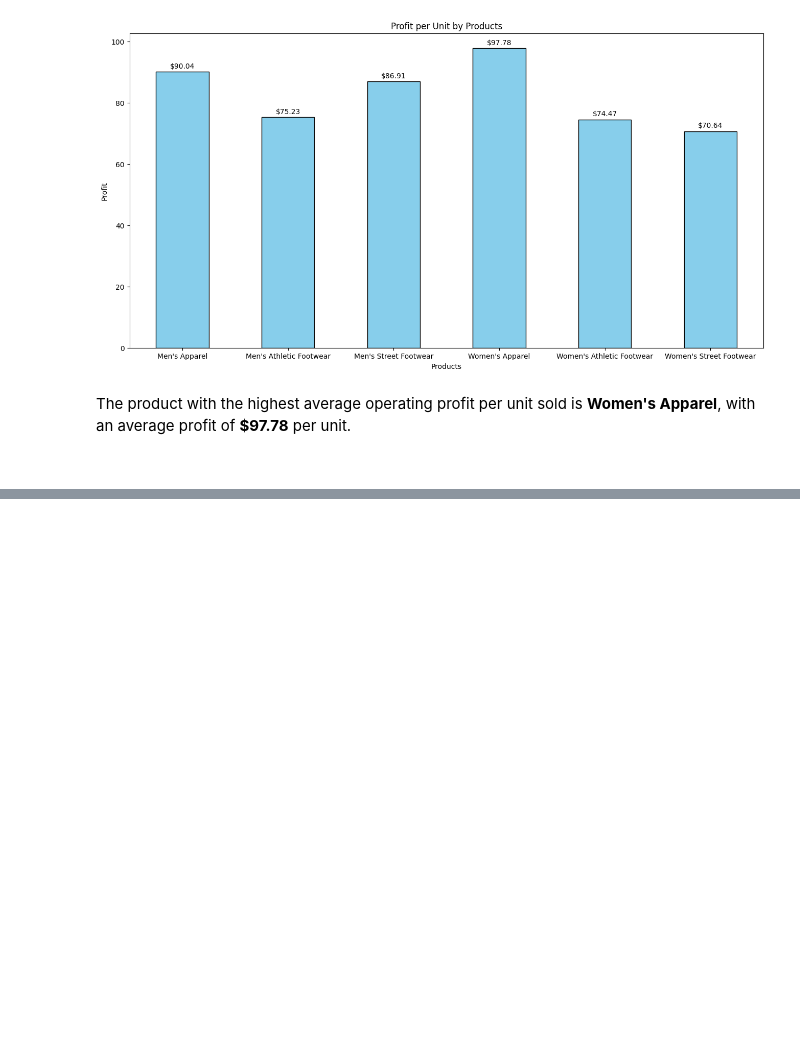
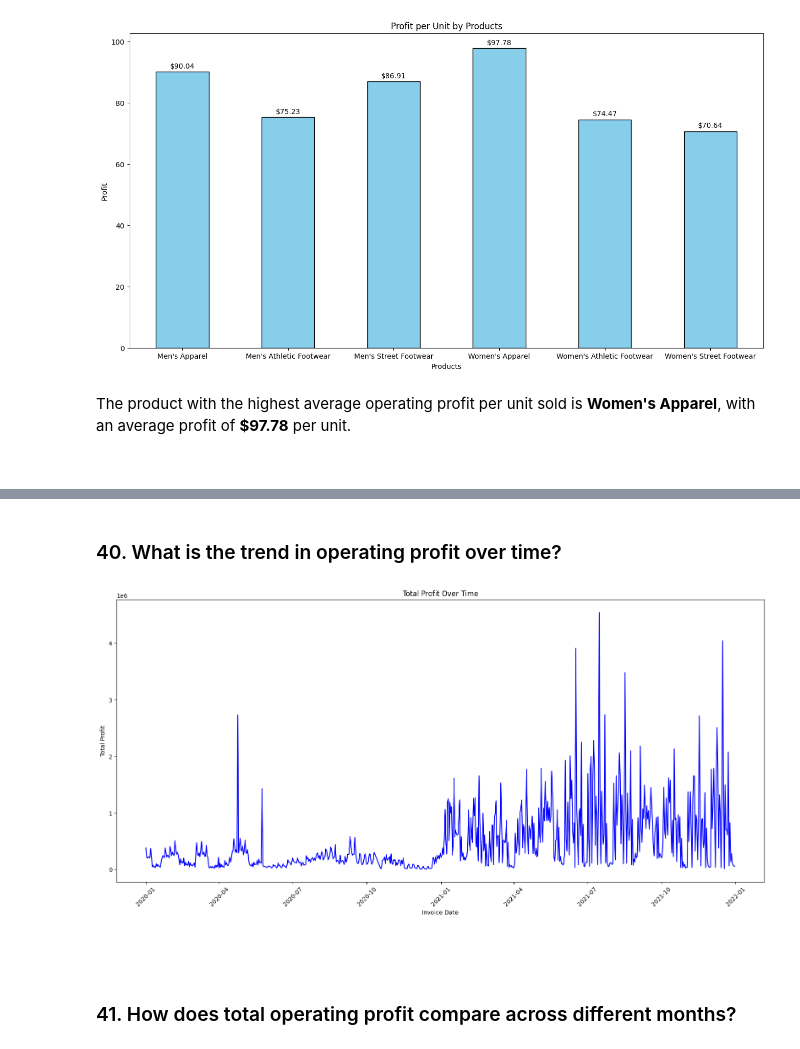
Before and after one commit to GrzegorzPus/Adidas-US-Sales-Analysis, a Jupyter notebook: Sales Analysis.ipynb, the cells around one changed output, grey strips where cells are left out. Cells and saved outputs as stored; diff of their text form; code cells hidden in the pictures; blank space fills up the shorter version.

```diff
--- a/Sales Analysis.ipynb
+++ b/Sales Analysis.ipynb
@@ -950,0 +1009,19 @@ The product with the highest average operating profit per unit sold is **Women's
+# %% [markdown]
+### 40. What is the trend in operating profit over time?
+# %%
+total_profit_date = df.groupby('Invoice Date')['Operating Profit'].sum()
+
+fig, ax = plt.subplots(figsize=(16, 8))
+ax.plot(total_profit_date.index, total_profit_date.values, linestyle='-', color='b')
+ax.set_title('Total Profit Over Time')
+ax.set_xlabel('Invoice Date')
+ax.set_ylabel('Total Profit')
+plt.xticks(rotation=45)
+plt.tight_layout()
+plt.show()
+# %% [output]
+[figure, added]
+# %% [markdown]
+<br>
+# %% [markdown]
+### 41. How does total operating profit compare across different months?
```
Also changed, not shown: parts of 70 cells of this notebook.
